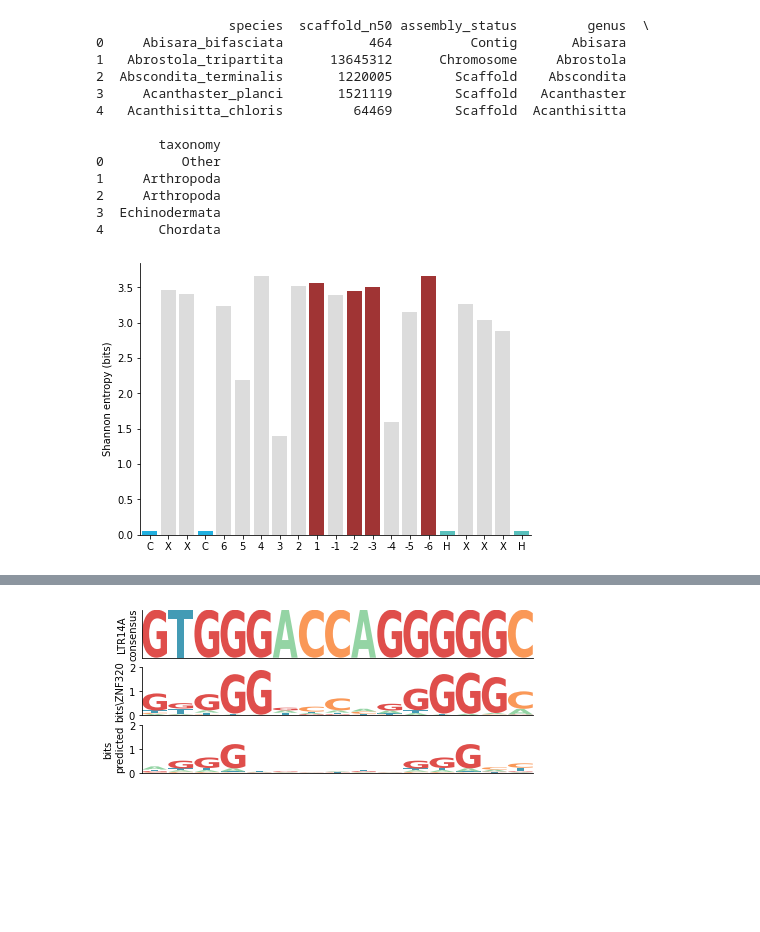
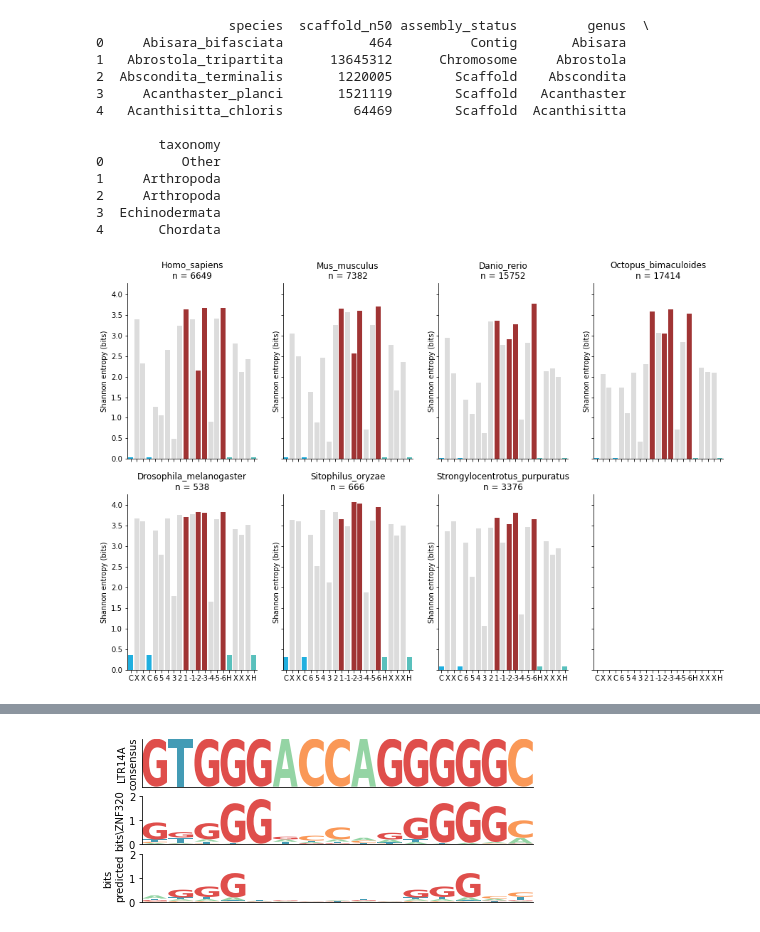
Before and after one commit to jonathan-wells/metazoan-znfs, a Jupyter notebook: analysis/znf_binding.ipynb, the cells around one changed output, grey strips where cells are left out. Cells and saved outputs as stored; diff of their text form; code cells hidden in the pictures; blank space fills up the shorter version.

```diff
--- a/analysis/znf_binding.ipynb
+++ b/analysis/znf_binding.ipynb
@@ -94,32 +94,42 @@ def extract_footprints(species):
 def entropy(position):
     return -sum(position.apply(lambda x: x*np.log2(x)))
 # %%
-znfs = []
-for row in metadata_df.loc[metadata_df.taxonomy == 'Nematoda'].iterrows():
-    if row[1].scaffold_n50 >= 10000:
+fig, axes = plt.subplots(figsize=(15, 10), ncols=4, nrows=2, sharex=True, sharey=True)
+i, j = 0, 0
+for species in ['Homo_sapiens', 'Mus_musculus', 'Danio_rerio', 'Octopus_bimaculoides',
+                'Drosophila_melanogaster', 'Sitophilus_oryzae', 'Strongylocentrotus_purpuratus']:
+    if j > 3:
+        i += 1
+        j = 0
+    znfs = []
+    for row in metadata_df.loc[metadata_df.species == species].iterrows():
         znfs += extract_znf(row[1].species)
-mat_df = lm.alignment_to_matrix(znfs, to_type='probability').T
-data = defaultdict(list)
-for col in mat_df.columns:
-    data['position'].append(col)
-    data['entropy'].append(entropy(mat_df[col]))
+    # print(species, len(znfs))
+    # znfs = np.random.choice(znfs, 500, replace=False)
+    mat_df = lm.alignment_to_matrix(znfs, to_type='probability').T
+    data = defaultdict(list)
+    for col in mat_df.columns:
+        data['position'].append(col)
+        data['entropy'].append(entropy(mat_df[col]))
 
-znf_df = pd.DataFrame(data)
-znf_df['pos_labels'] = ['C', 'X', 'X', 'C', 6, 5, 4, 3, 2, 1, -1, -2, -3, -4, -5, -6, 'H', 'X', 'X', 'X', 'H']
-znf_df['colours'] = ['deepskyblue', 'gainsboro', 'gainsboro', 'deepskyblue',
-                     'gainsboro', 'gainsboro', 'gainsboro', 'gainsboro', 'gainsboro', 'firebrick',
-                     'gainsboro', 'firebrick', 'firebrick', 'gainsboro', 'gainsboro', 'firebrick',
-                     'mediumturquoise', 'gainsboro', 'gainsboro', 'gainsboro', 'mediumturquoise']
+    znf_df = pd.DataFrame(data)
+    znf_df['pos_labels'] = ['C', 'X', 'X', 'C', 6, 5, 4, 3, 2, 1, -1, -2, -3, -4, -5, -6, 'H', 'X', 'X', 'X', 'H']
+    znf_df['colours'] = ['deepskyblue', 'gainsboro', 'gainsboro', 'deepskyblue',
+                         'gainsboro', 'gainsboro', 'gainsboro', 'gainsboro', 'gainsboro', 'firebrick',
+                         'gainsboro', 'firebrick', 'firebrick', 'gainsboro', 'gainsboro', 'firebrick',
+                         'mediumturquoise', 'gainsboro', 'gainsboro', 'gainsboro', 'mediumturquoise']
 
-fig, ax = plt.subplots(figsize=(7, 5))
-sns.barplot(data=znf_df, x='position', y='entropy', palette=znf_df.colours)
-ax.set_xlabel('')
-ax.set_ylabel('Shannon entropy (bits)')
-ax.set_xticklabels(znf_df.pos_labels)
+    sns.barplot(data=znf_df, x='position', y='entropy', palette=znf_df.colours, ax=axes[i][j])
+    axes[i][j].set_title(f'{species}\nn = {len(znfs)}')
+    axes[i][j].set_ylabel('Shannon entropy (bits)')
+    axes[i][j].set_xticklabels(znf_df.pos_labels)
+    axes[i][j].set_xlabel('')
+    j += 1
 sns.despine()
 plt.show()
+fig.savefig('../figs/species_znf_entropy.pdf', bbox_inches='tight')
 # %% [output]
-[figure, old version]
+[figure, new version]
 # %%
 fp_freq = defaultdict(int)
 all_fps = extract_footprints('Danio_rerio')
```
Also changed, not shown: parts of 9 cells of this notebook, 4 other files.
